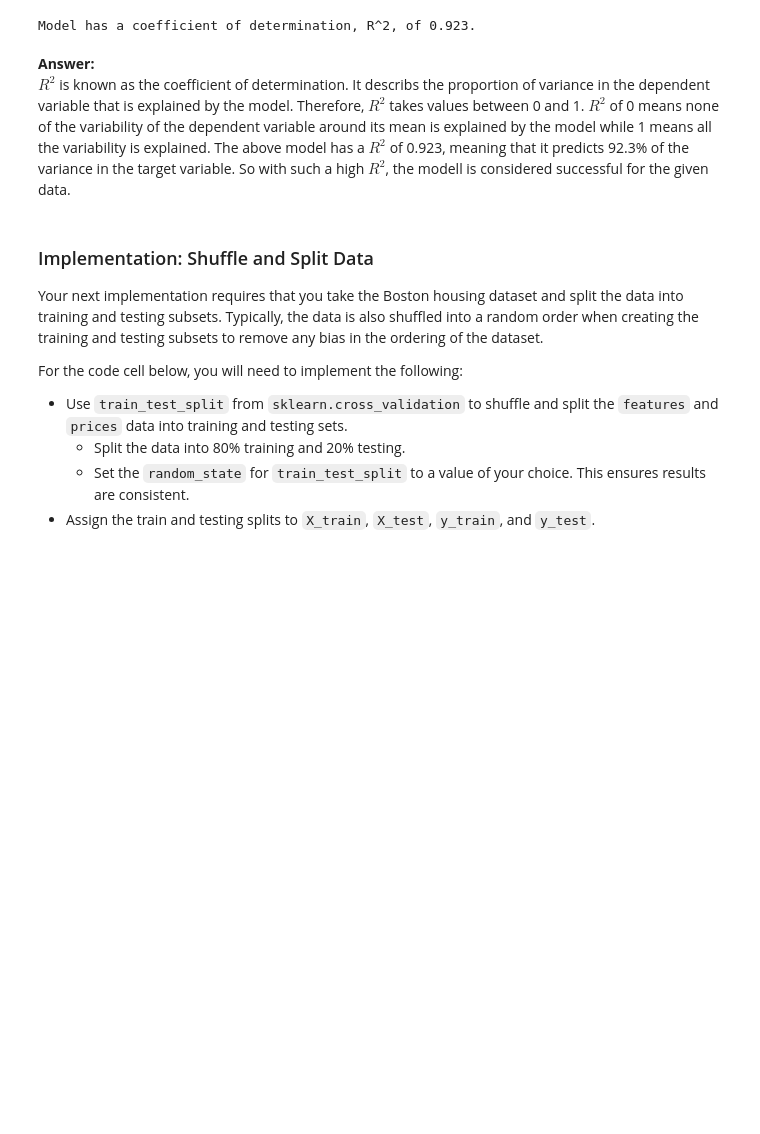
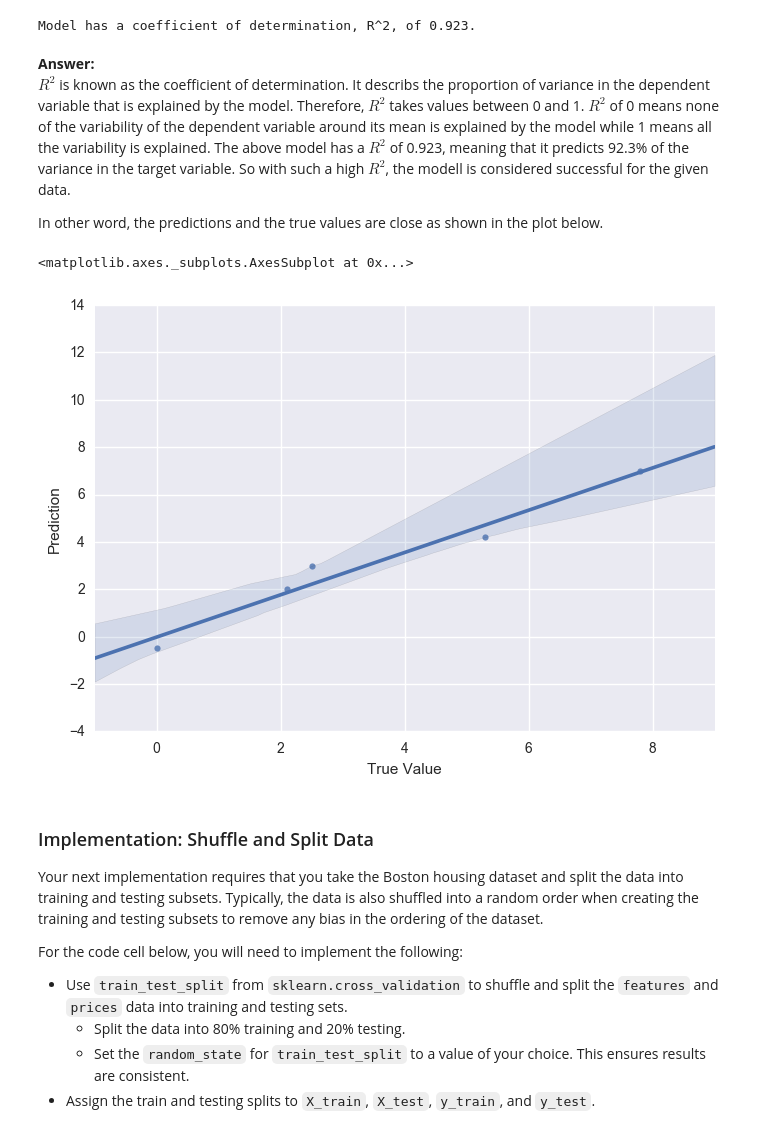
Before and after one commit to yanfei-wu/ml_udacity, a Jupyter notebook: boston_housing/boston_housing.ipynb, the cells around one changed output. Drawn from its saved outputs; the diff is of its cells as text; code cells hidden in the pictures; blank space fills up the shorter version.

```diff
--- a/boston_housing/boston_housing.ipynb
+++ b/boston_housing/boston_housing.ipynb
@@ -140,6 +140,16 @@ Model has a coefficient of determination, R^2, of 0.923.
 # %% [markdown]
 **Answer:**
 $R^2$ is known as the coefficient of determination. It describs the proportion of variance in the dependent variable that is explained by the model. Therefore, $R^2$ takes values between 0 and 1. $R^2$ of 0 means none of the variability of the dependent variable around its mean is explained by the model while 1 means all the variability is explained. The above model has a $R^2$ of 0.923, meaning that it predicts 92.3% of the variance in the target variable. So with such a high $R^2$, the modell is considered successful for the given data.
+
+In other word, the predictions and the true values are close as shown in the plot below.
+# %%
+import seaborn as sns
+sample_data = pd.DataFrame([3.0, -0.5, 2.0, 7.0, 4.2], [2.5, 0.0, 2.1, 7.8, 5.3]).reset_index()
+sample_data.columns = ['True Value', 'Prediction']
+sns.regplot(x = 'True Value', y = 'Prediction', data = sample_data)
+# %% [output]
+<matplotlib.axes._subplots.AxesSubplot at 0x...>
+[figure, added]
 # %% [markdown]
 ### Implementation: Shuffle and Split Data
 Your next implementation requires that you take the Boston housing dataset and split the data into training and testing subsets. Typically, the data is also shuffled into a random order when creating the training and testing subsets to remove any bias in the ordering of the dataset.
```
Also changed, not shown: parts of 8 cells of this notebook, 3 other files.
